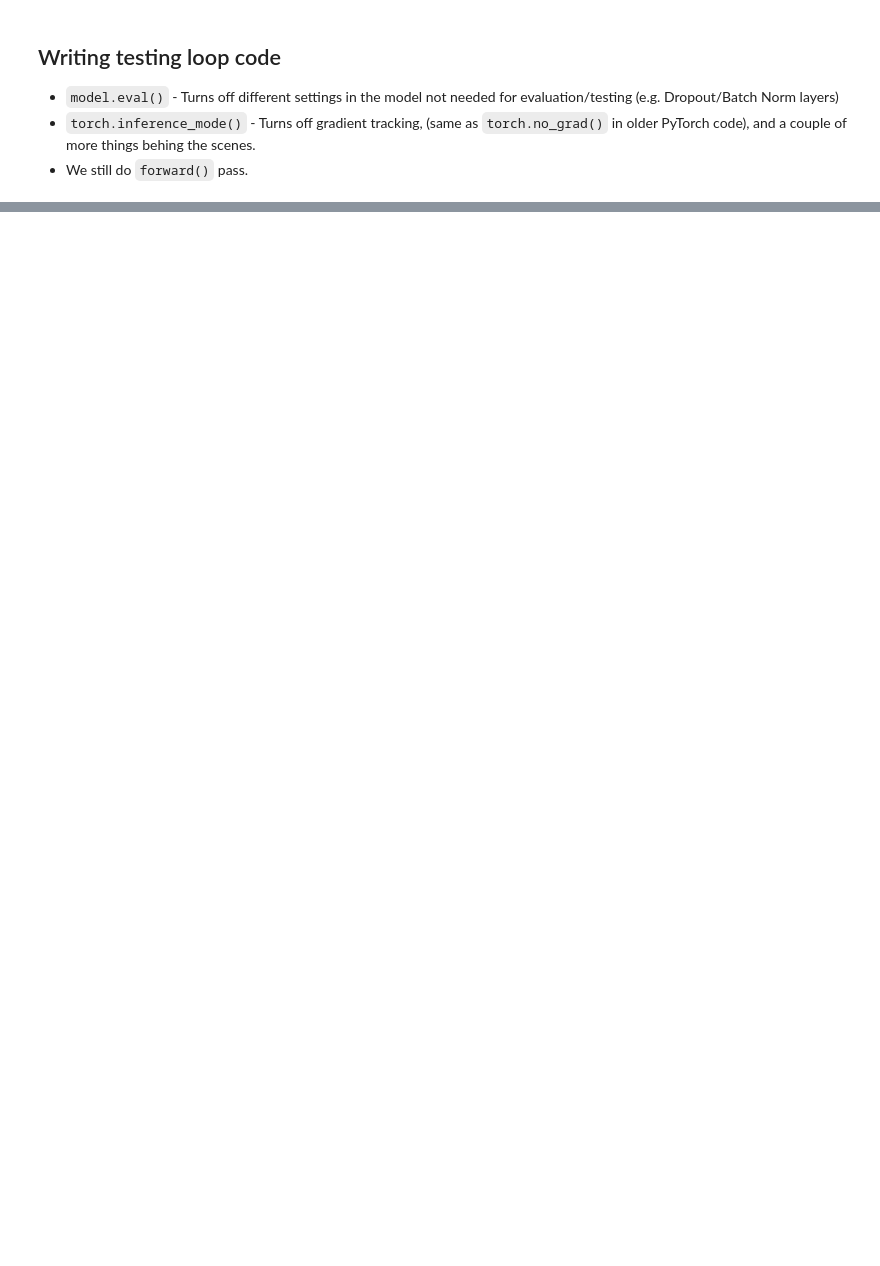
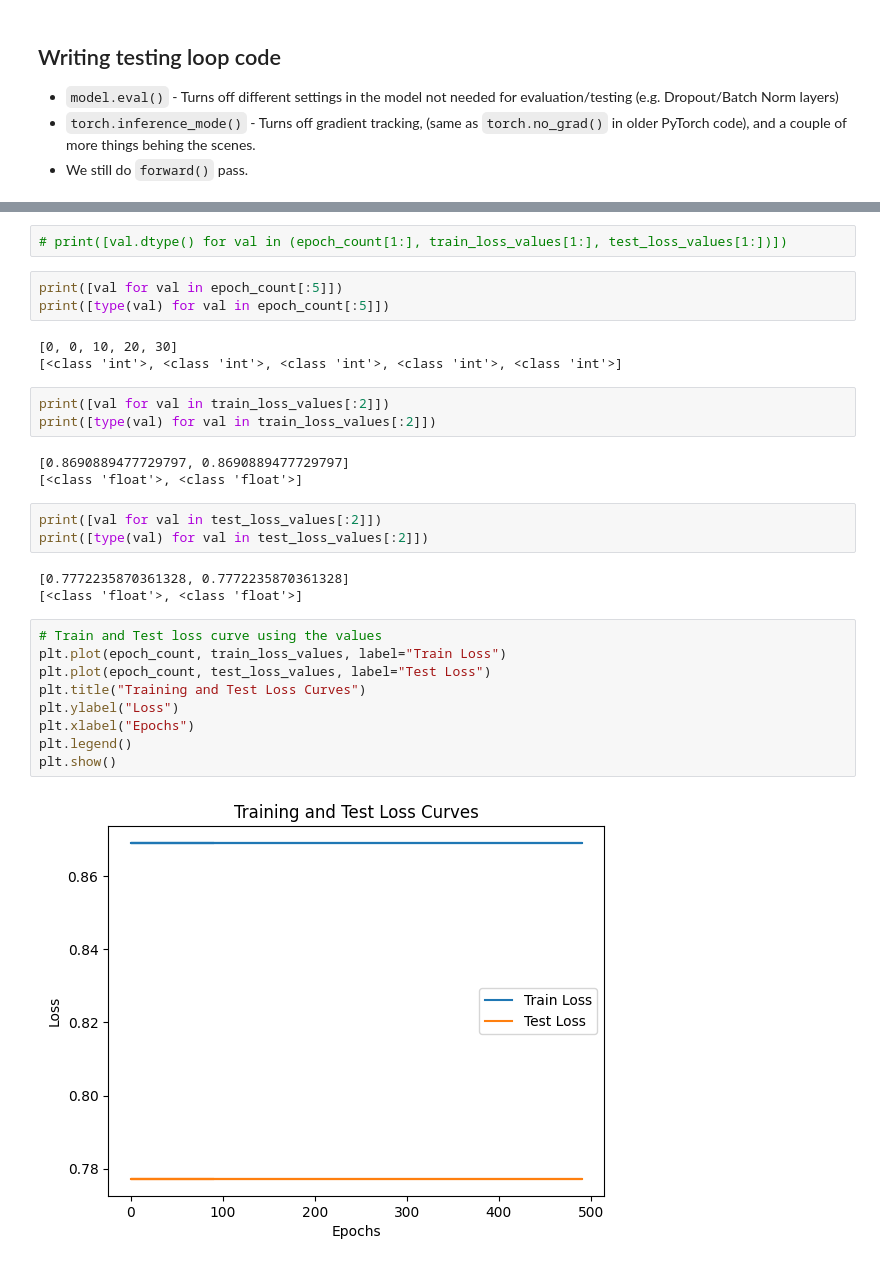
Before and after one commit to CYST084/_PyTorch-for-Deep-Learning---Machine-Learning, a Jupyter notebook: 01_pytorch_workflow.ipynb, the cells around one changed output, grey strips where cells are left out. Saved outputs shown, nothing was run; the diff lists cells and outputs as text; blank space fills up the shorter version.

```diff
--- a/01_pytorch_workflow.ipynb
+++ b/01_pytorch_workflow.ipynb
@@ -582,0 +723,31 @@ Epoch: 0 | Loss: 0.6860889196395874 | Test loss: 0.6155718564987183
+# %%
+# print([val.dtype() for val in (epoch_count[1:], train_loss_values[1:], test_loss_values[1:])])
+# %%
+print([val for val in epoch_count[:5]])
+print([type(val) for val in epoch_count[:5]])
+# %% [output]
+[0, 0, 10, 20, 30]
+[<class 'int'>, <class 'int'>, <class 'int'>, <class 'int'>, <class 'int'>]
+# %%
+print([val for val in train_loss_values[:2]])
+print([type(val) for val in train_loss_values[:2]])
+# %% [output]
+[0.8690889477729797, 0.8690889477729797]
+[<class 'float'>, <class 'float'>]
+# %%
+print([val for val in test_loss_values[:2]])
+print([type(val) for val in test_loss_values[:2]])
+# %% [output]
+[0.7772235870361328, 0.7772235870361328]
+[<class 'float'>, <class 'float'>]
+# %%
+# Train and Test loss curve using the values
+plt.plot(epoch_count, train_loss_values, label="Train Loss")
+plt.plot(epoch_count, test_loss_values, label="Test Loss")
+plt.title("Training and Test Loss Curves")
+plt.ylabel("Loss")
+plt.xlabel("Epochs")
+plt.legend()
+plt.show()
+# %% [output]
+[figure, added]
```
Also changed, not shown: parts of 19 cells of this notebook.
